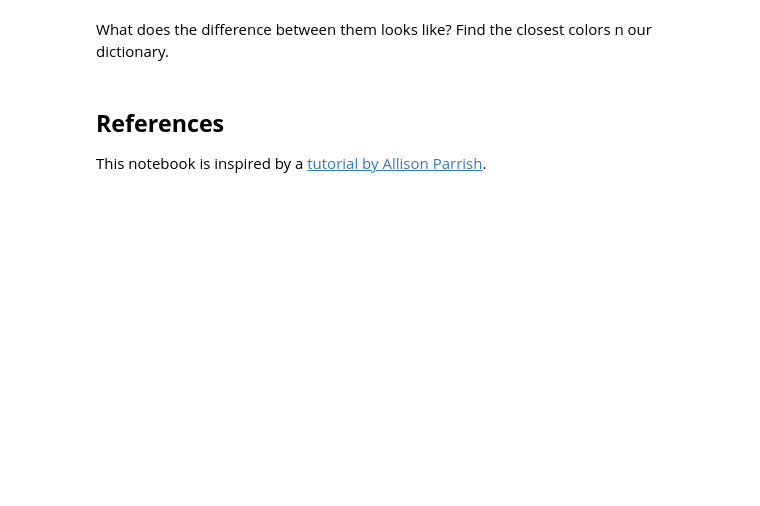
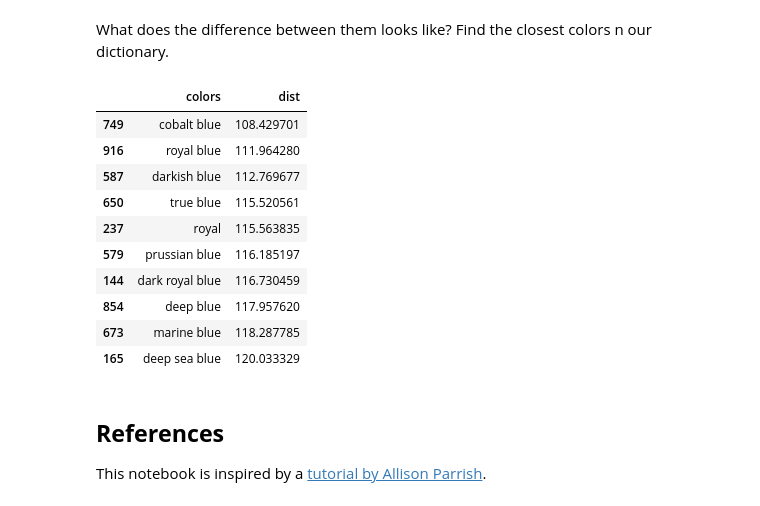
Before and after one commit to superkisa/MaGaML, a Jupyter notebook: MathRefresher/sem_Colors.ipynb, the cells around one changed output. Drawn from its saved outputs; the diff is of its cells as text; code cells hidden in the pictures; blank space fills up the shorter version.

```diff
--- a/MathRefresher/sem_Colors.ipynb
+++ b/MathRefresher/sem_Colors.ipynb
@@ -231,4 +232,6 @@ Define a function that subtracts one vector from the other.
 # %%
 def subtract_colors(color1, color2):
   # Your code here
-  pass
+    color1 = np.array(color1)
+    color2 = np.array(color2)
+    return color1-color2
@@ -256,3 +265,20 @@ What does the difference between them looks like? Find the closest colors n our
+# %%
+# Your code here
+color4 = subtract_colors(colors[color1], colors[color2])
+closest = find_n_closest(colors, color4, n=10)
+closest
+# %% [output]
+|  | colors | dist |
+| 749 | cobalt blue | 108.429701 |
+| 916 | royal blue | 111.964280 |
+| 587 | darkish blue | 112.769677 |
+| 650 | true blue | 115.520561 |
+| 237 | royal | 115.563835 |
+| 579 | prussian blue | 116.185197 |
+| 144 | dark royal blue | 116.730459 |
+| 854 | deep blue | 117.957620 |
+| 673 | marine blue | 118.287785 |
+| 165 | deep sea blue | 120.033329 |
 # %% [markdown]
 ## **References**
 
```
Also changed, not shown: parts of 14 cells of this notebook.
